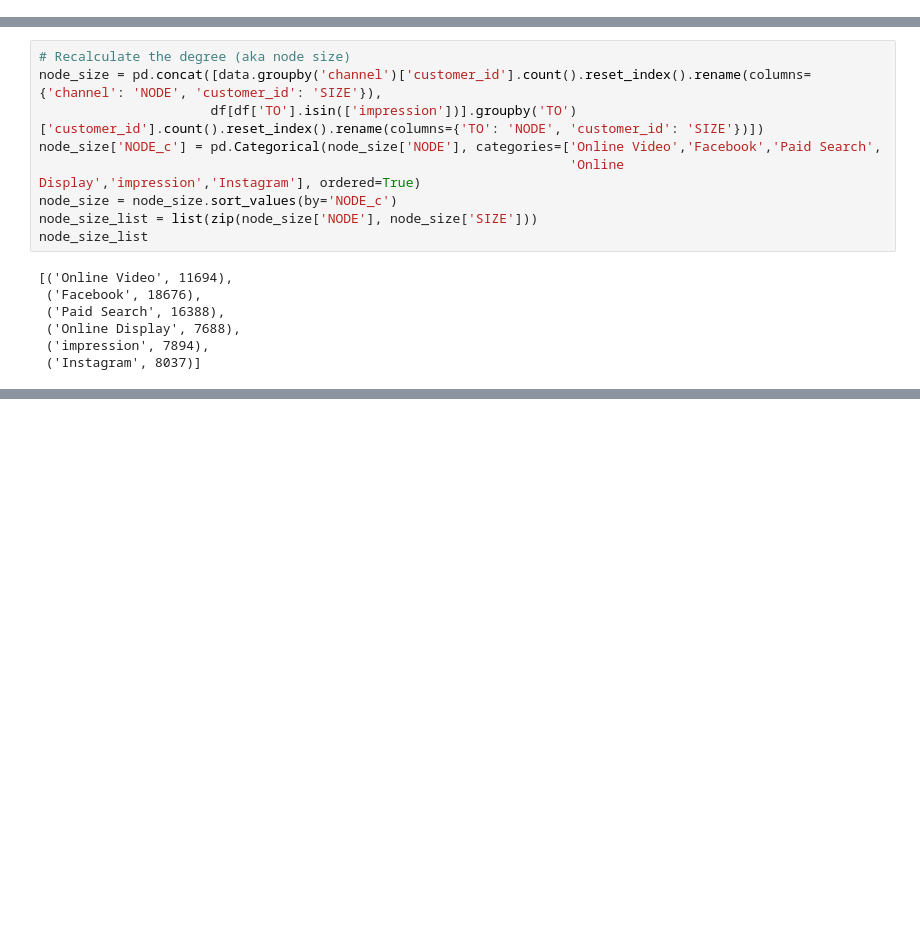
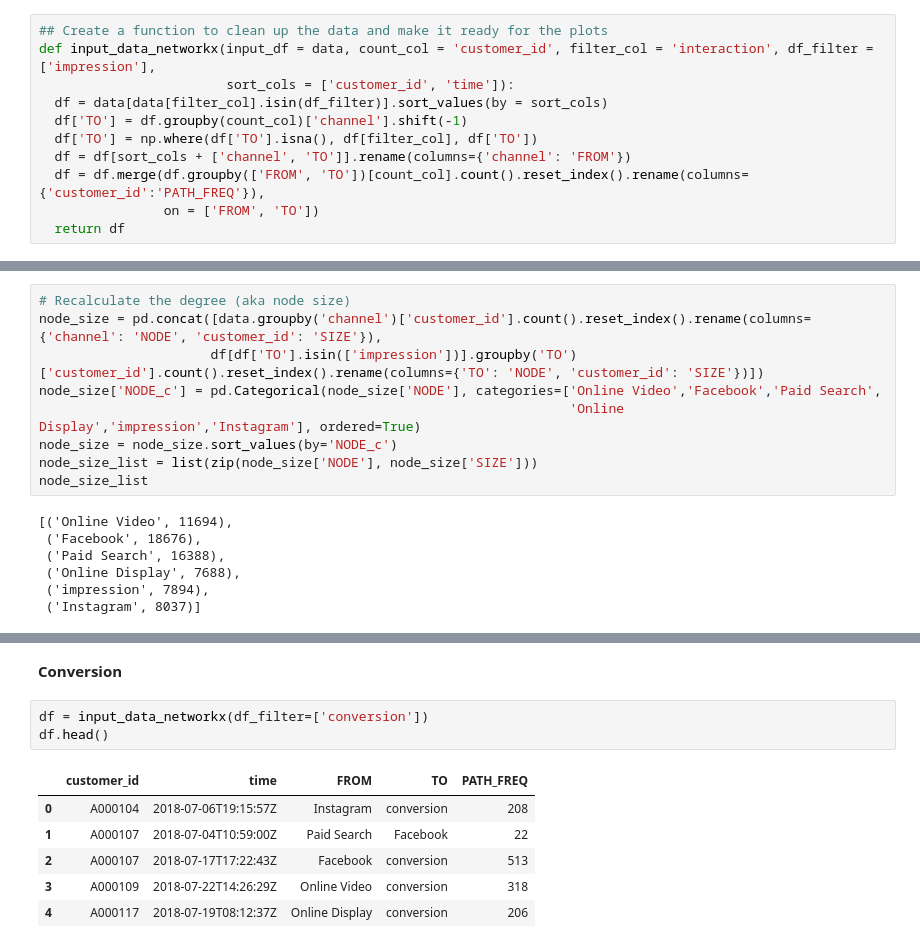
Before and after one commit to Si05/graphical-network-analysis, a Jupyter notebook: network_analysis_using_NetworkX.ipynb, the cells around one changed output, grey strips where cells are left out. Saved outputs shown, nothing was run; the diff lists cells and outputs as text; blank space fills up the shorter version.

```diff
--- a/network_analysis_using_NetworkX.ipynb
+++ b/network_analysis_using_NetworkX.ipynb
@@ -40,0 +47,11 @@ dtype: float64
+# %%
+## Create a function to clean up the data and make it ready for the plots
+def input_data_networkx(input_df = data, count_col = 'customer_id', filter_col = 'interaction', df_filter = ['impression'],
+                        sort_cols = ['customer_id', 'time']):
+  df = data[data[filter_col].isin(df_filter)].sort_values(by = sort_cols)
+  df['TO'] = df.groupby(count_col)['channel'].shift(-1)
+  df['TO'] = np.where(df['TO'].isna(), df[filter_col], df['TO'])
+  df = df[sort_cols + ['channel', 'TO']].rename(columns={'channel': 'FROM'})
+  df = df.merge(df.groupby(['FROM', 'TO'])[count_col].count().reset_index().rename(columns={'customer_id':'PATH_FREQ'}),
+                on = ['FROM', 'TO'])
+  return df
@@ -94,0 +138,12 @@ node_size_list
+# %% [markdown]
+**Conversion**
+# %%
+df = input_data_networkx(df_filter=['conversion'])
+df.head()
+# %% [output]
+|  | customer_id | time | FROM | TO | PATH_FREQ |
+| 0 | A000104 | 2018-07-06T19:15:57Z | Instagram | conversion | 208 |
+| 1 | A000107 | 2018-07-04T10:59:00Z | Paid Search | Facebook | 22 |
+| 2 | A000107 | 2018-07-17T17:22:43Z | Facebook | conversion | 513 |
+| 3 | A000109 | 2018-07-22T14:26:29Z | Online Video | conversion | 318 |
+| 4 | A000117 | 2018-07-19T08:12:37Z | Online Display | conversion | 206 |
```
Also changed, not shown: parts of 18 cells of this notebook.
